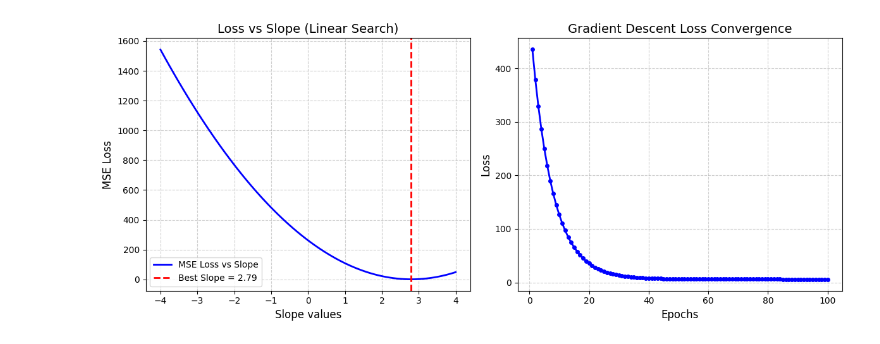
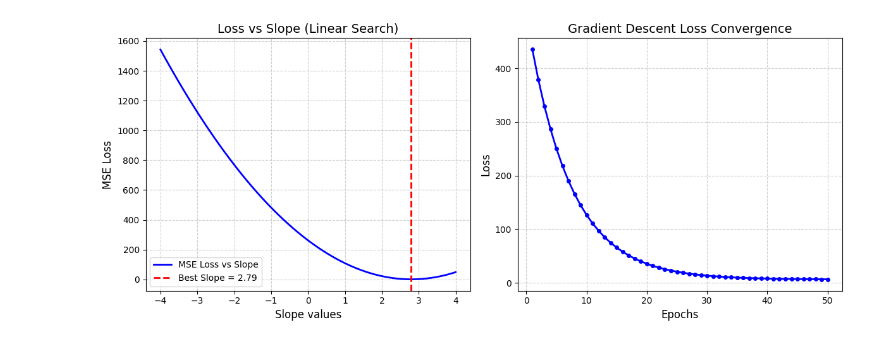
Before and after one commit to Akshayaa18S/GRADIENT-DESCENT, a Jupyter notebook: Gradient Descent.ipynb, the cells around one changed output. Drawn from its saved outputs; the diff is of its cells as text; code cells hidden in the pictures.

```diff
--- a/Gradient Descent.ipynb
+++ b/Gradient Descent.ipynb
@@ -56,7 +56,7 @@ def linear_search_best_slope(x, y, intercept):
     elapsed_time = time.time() - start_time
     return best_slope, min_loss, elapsed_time, slope_range, loss_values
 
-def gradient_descent(x, y, learning_rate=0.001, epochs=100):
+def gradient_descent(x, y, learning_rate=0.001, epochs=50):
     """
     Performs gradient descent to find the optimal slope and intercept.
     Args:
@@ -123,7 +123,7 @@ def main():
     """
     x, y, true_intercept = generate_data()
     best_slope_linear, min_loss_linear, time_linear, slope_range, loss_values = linear_search_best_slope(x, y, true_intercept)
-    best_slope_gd, best_intercept_gd, loss_history_simulated, min_loss_gd, time_gd = gradient_descent(x, y, learning_rate=0.001, epochs=100)
+    best_slope_gd, best_intercept_gd, loss_history_simulated, min_loss_gd, time_gd = gradient_descent(x, y, learning_rate=0.001, epochs=50)
     print("Results:")
     print(f"Best slope (Linear Search)   : {best_slope_linear:.4f}, Loss: {min_loss_linear:.4f}, Time: {time_linear:.6f} sec")
     print(f"Best slope (Gradient Descent): {best_slope_gd:.4f}, Loss: {min_loss_gd:.4f}, Time: {time_gd:.6f} sec")
@@ -138 +138 @@ Best slope (Gradient Descent): 3.4696, Loss: 5.9510, Time: 0.029288 sec
-[figure, old version]
+[figure, new version]
```
Also changed, not shown: parts of 1 cell of this notebook.
